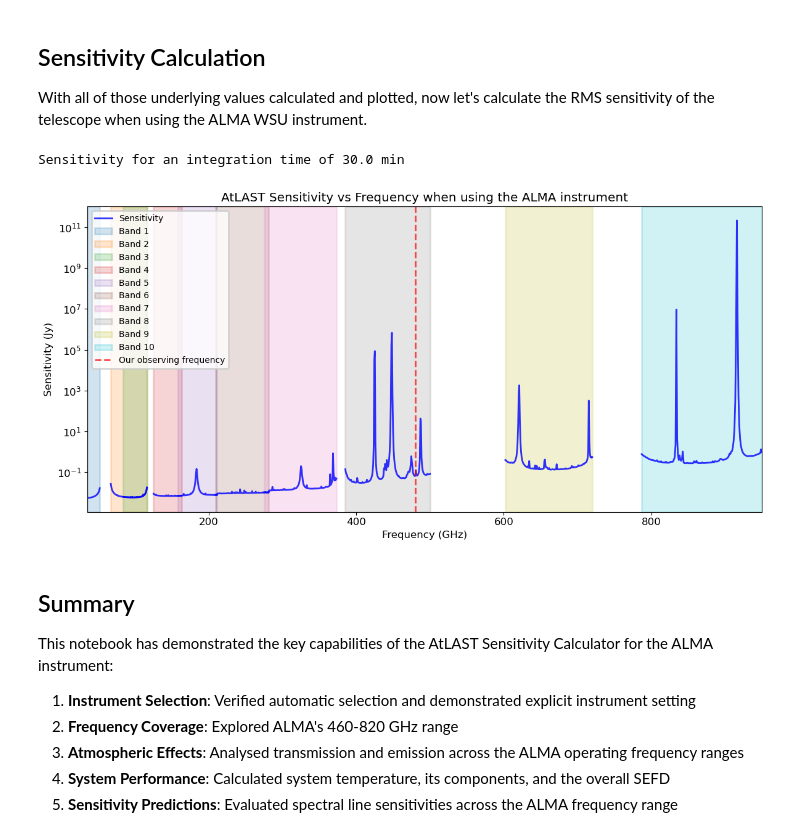
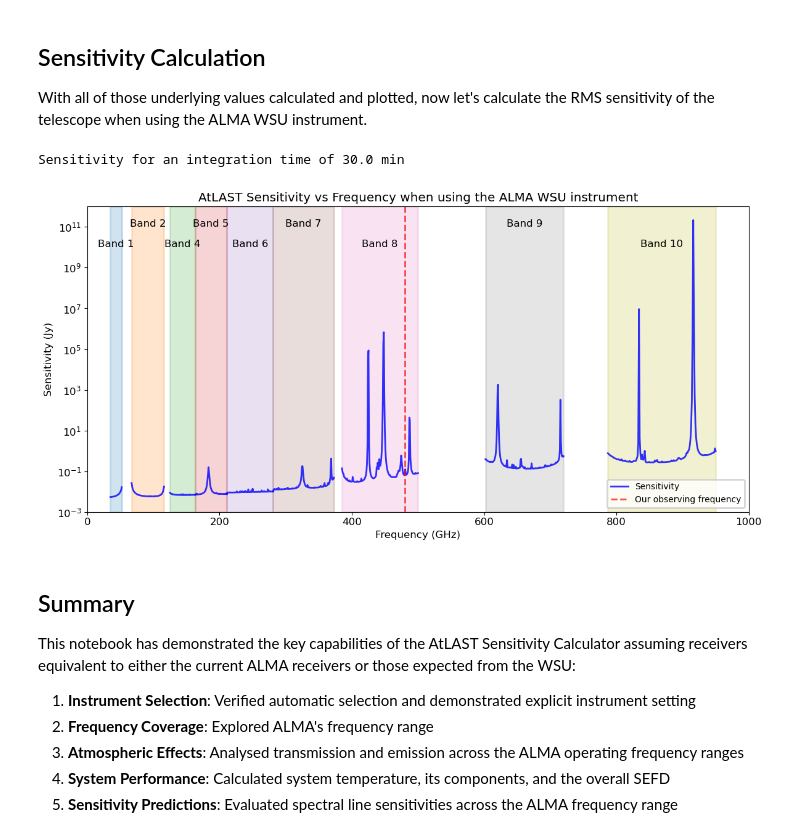
Before and after one commit to ukatc/AtLAST_sensitivity_calculator, a Jupyter notebook: Jupyter_Notebooks/Instrument_Walkthroughs/Alma_instrument_walkthrough.ipynb, the cells around one changed output. Drawn from its saved outputs; the diff is of its cells as text; code cells hidden in the pictures.

```diff
--- a/Jupyter_Notebooks/Instrument_Walkthroughs/Alma_instrument_walkthrough.ipynb
+++ b/Jupyter_Notebooks/Instrument_Walkthroughs/Alma_instrument_walkthrough.ipynb
@@ -318,7 +304,8 @@ for i in range(nb):
     else: ax.plot(frange, transmission[i*nf:(i+1)*nf], 'b-', linewidth=2)
     #draw boxes to highlight the operational frequencies of the ALMA receiver
     ax.axvspan(frange[0],frange[-1], color='C'+str(i), alpha=0.2)
-    ax.text(frange[0]+0.01,0.01,f'{bands[i]}')
+    if i%2: ax.text(frange[0]+(frange[-1]-frange[0])/2,1.05,f'Band {bands[i]}',horizontalalignment='center')
+    else: ax.text(frange[0]+(frange[-1]-frange[0])/2,1,f'Band {bands[i]}',horizontalalignment='center')
 # draw a vertical line at our observing frequency (dashed)
 ax.axvline(calculator.user_input.obs_freq.value, color='r', linestyle='--', alpha=0.7, label='Our observing frequency')
 
@@ -330,6 +317,7 @@ ax.set_ylabel('Atmospheric Transmission')
 ax.set_title('Atmospheric Transmission Across ALMA WSU Frequency Range')
 ax.legend()
 ax.set_ylim([0, 1.1])
+ax.set_xlim([0, 1000])
 plt.tight_layout()
 plt.show()
 # %% [output]
@@ -388,22 +379,27 @@ where $h$ and $k$ are the Planck and Boltzmann constants respectively.
 Below, we show plots of the three noise temperature equivalent components of the system temperature: sky, ambient and receiver as a function of frequency.
 # %%
 fig, ax = plt.subplots()
-for i, frange in enumerate([freq1, freq2, freq3, freq4, freq5, freq6, freq7, freq8, freq9, freq10]):
+for i in range(nb):
+    frange = frequencies[i*nf:(i+1)*nf]
     if i==0:
         ax.plot(frange, [t.value for t in t_rx_values[:nf]], '-',label = 'Receiver Temperature (K)', color='b', markersize=10, alpha=0.8)
         ax.plot(frange, t_sky_contribution[:nf], '-',label = 'Sky Temperature (K)', color='g', markersize=10, alpha=0.8)
     else:
         ax.plot(frange, [t.value for t in t_rx_values[i*nf:(i+1)*nf]], '-', color='b', markersize=10, alpha=0.8)
         ax.plot(frange, t_sky_contribution[i*nf:(i+1)*nf], '-',color='g', markersize=10, alpha=0.8)
-    ax.axvspan(frange[0],frange[-1], color='C'+str(i), alpha=0.2, label=f'Band {i+1}')
+    ax.axvspan(frange[0],frange[-1], color='C'+str(i), alpha=0.2)
+    if i%2: ax.text(frange[0]+(frange[-1]-frange[0])/2,400,f'Band {bands[i]}',horizontalalignment='center')
+    else: ax.text(frange[0]+(frange[-1]-frange[0])/2,380,f'Band {bands[i]}',horizontalalignment='center')
 ax.plot(frequencies, t_amb_contribution, '-',label = 'Ambient Temperature (K)', color='r', markersize=10, alpha=0.8)
 
 # label the plot
 ax.axvline(calculator.user_input.obs_freq.value, color='r', linestyle='--', alpha=0.7, label='Our observing frequency')
-ax.legend(loc=2)
+ax.legend()
 ax.set_xlabel('Frequency (GHz)')
 ax.set_ylabel('Temperature (K)')
 ax.set_title('System Temperature components vs Frequency when using the ALMA WSU instrument')
+ax.set_ylim([0, 420])
+ax.set_xlim([0, 1000])
 
 plt.tight_layout()
 plt.show()
@@ -416,12 +412,15 @@ The System Equivalent Flux Density (SEFD) characterises the sensitivity of the t
 # %%
 # Plot SEFD as a function of frequency
 fig, ax = plt.subplots()
-for i, frange in enumerate([freq1, freq2, freq3, freq4, freq5, freq6, freq7, freq8, freq9, freq10]):
+for i in range(nb):
+    frange = frequencies[i*nf:(i+1)*nf]
     if i==0:
         ax.plot(frange, sefd_values[:nf], '-',label = 'SEFD', color='b', markersize=10, alpha=0.8)
     else:
         ax.plot(frange, sefd_values[i*nf:(i+1)*nf], '-',color='b', markersize=10, alpha=0.8)
-    ax.axvspan(frange[0],frange[-1], color='C'+str(i), alpha=0.2, label=f'Band {i+1}')
+    ax.axvspan(frange[0],frange[-1], color='C'+str(i), alpha=0.2)
+    if i%2: ax.text(frange[0]+(frange[-1]-frange[0])/2,1e16,f'Band {bands[i]}',horizontalalignment='center')
+    else: ax.text(frange[0]+(frange[-1]-frange[0])/2,1e15,f'Band {bands[i]}',horizontalalignment='center')
 
 # label the plot
 ax.axvline(calculator.user_input.obs_freq.value, color='r', linestyle='--', alpha=0.7, label='Our observing frequency')
@@ -429,8 +428,10 @@ ax.set_xlabel('Frequency (GHz)')
 ax.set_ylabel('SEFD (Jy)')
 ax.set_yscale('log')
 ax.set_title('ALMA WSU SEFD vs Frequency')
+ax.set_ylim([5e1, 1e17])
+ax.set_xlim([0, 1000])
 
-ax.legend(loc=2)
+ax.legend()
 plt.tight_layout()
 plt.show()
 # %% [output]
@@ -442,37 +443,42 @@ With all of those underlying values calculated and plotted, now let's calculate
 # %%
 # Remind ourselves of the integration time used for this calculation
 print(f"Sensitivity for an integration time of {calculator.user_input.t_int}")
 
 # Show calculated sensitivity
 fig, ax = plt.subplots()
 # extract the astropy quantity sensitivities from the sensitivity array calculated above
-for i, frange in enumerate([freq1, freq2, freq3, freq4, freq5, freq6, freq7, freq8, freq9, freq10]):
+for i in range(nb):
+    frange = frequencies[i*nf:(i+1)*nf]
     if i==0:
         ax.plot(frange, [q.to("Jy").value for q in sensitivity[:nf]], '-',label = 'Sensitivity', color='b', markersize=10, alpha=0.8)
     else:
         ax.plot(frange, [q.to("Jy").value for q in sensitivity[i*nf:(i+1)*nf]], '-', color='b', markersize=10, alpha=0.8)
-    ax.axvspan(frange[0],frange[-1], color='C'+str(i), alpha=0.2, label=f'Band {i+1}')
+    ax.axvspan(frange[0],frange[-1], color='C'+str(i), alpha=0.2)
+    if i%2: ax.text(frange[0]+(frange[-1]-frange[0])/2,1e11,f'Band {bands[i]}',horizontalalignment='center')
+    else: ax.text(frange[0]+(frange[-1]-frange[0])/2,1e10,f'Band {bands[i]}',horizontalalignment='center')
 
 # label the plot
 ax.axvline(calculator.user_input.obs_freq.value, color='r', linestyle='--', alpha=0.7, label='Our observing frequency')
 ax.set_yscale('log')
 ax.set_xlabel('Frequency (GHz)')
 ax.set_ylabel('Sensitivity (Jy)')
-ax.set_title('AtLAST Sensitivity vs Frequency when using the ALMA instrument')
+ax.set_title('AtLAST Sensitivity vs Frequency when using the ALMA WSU instrument')
+ax.set_ylim([1e-3, 1e12])
+ax.set_xlim([0, 1000])
 
-ax.legend(loc=2)
+ax.legend()
 plt.tight_layout()
 plt.show()
 # %% [output]
 Sensitivity for an integration time of 30.0 min
-[figure, old version]
+[figure, new version]
 # %% [markdown]
 ## Summary
 
-This notebook has demonstrated the key capabilities of the AtLAST Sensitivity Calculator for the ALMA instrument:
+This notebook has demonstrated the key capabilities of the AtLAST Sensitivity Calculator assuming receivers equivalent to either the current ALMA receivers or those expected from the WSU:
 
 1. **Instrument Selection**: Verified automatic selection and demonstrated explicit instrument setting
-2. **Frequency Coverage**: Explored ALMA's 460-820 GHz range
+2. **Frequency Coverage**: Explored ALMA's frequency range
 3. **Atmospheric Effects**: Analysed transmission and emission across the ALMA operating frequency ranges
 4. **System Performance**: Calculated system temperature, its components, and the overall SEFD
 5. **Sensitivity Predictions**: Evaluated spectral line sensitivities across the ALMA frequency range
```
Also changed, not shown: parts of 8 cells of this notebook, 1 other file.
